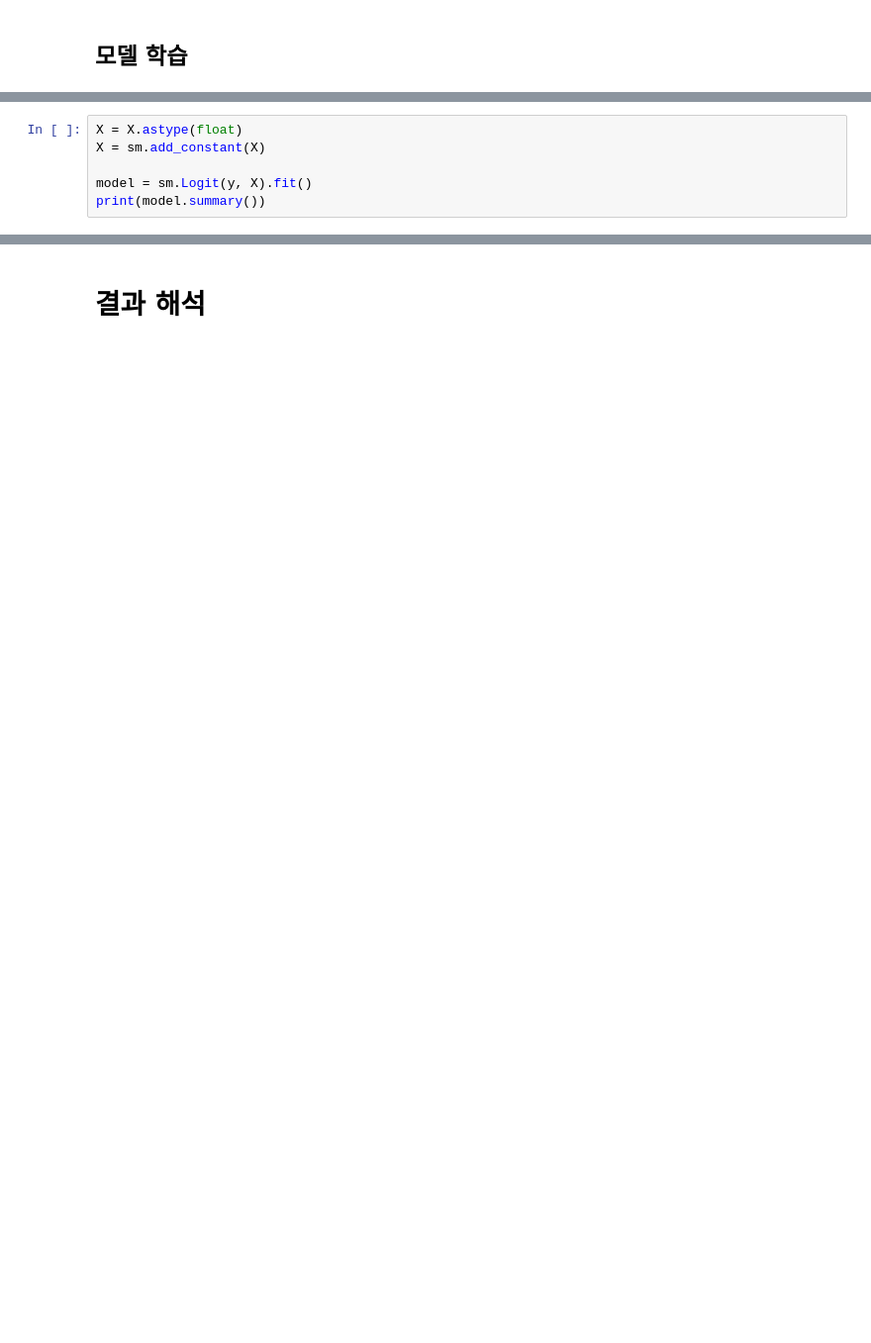
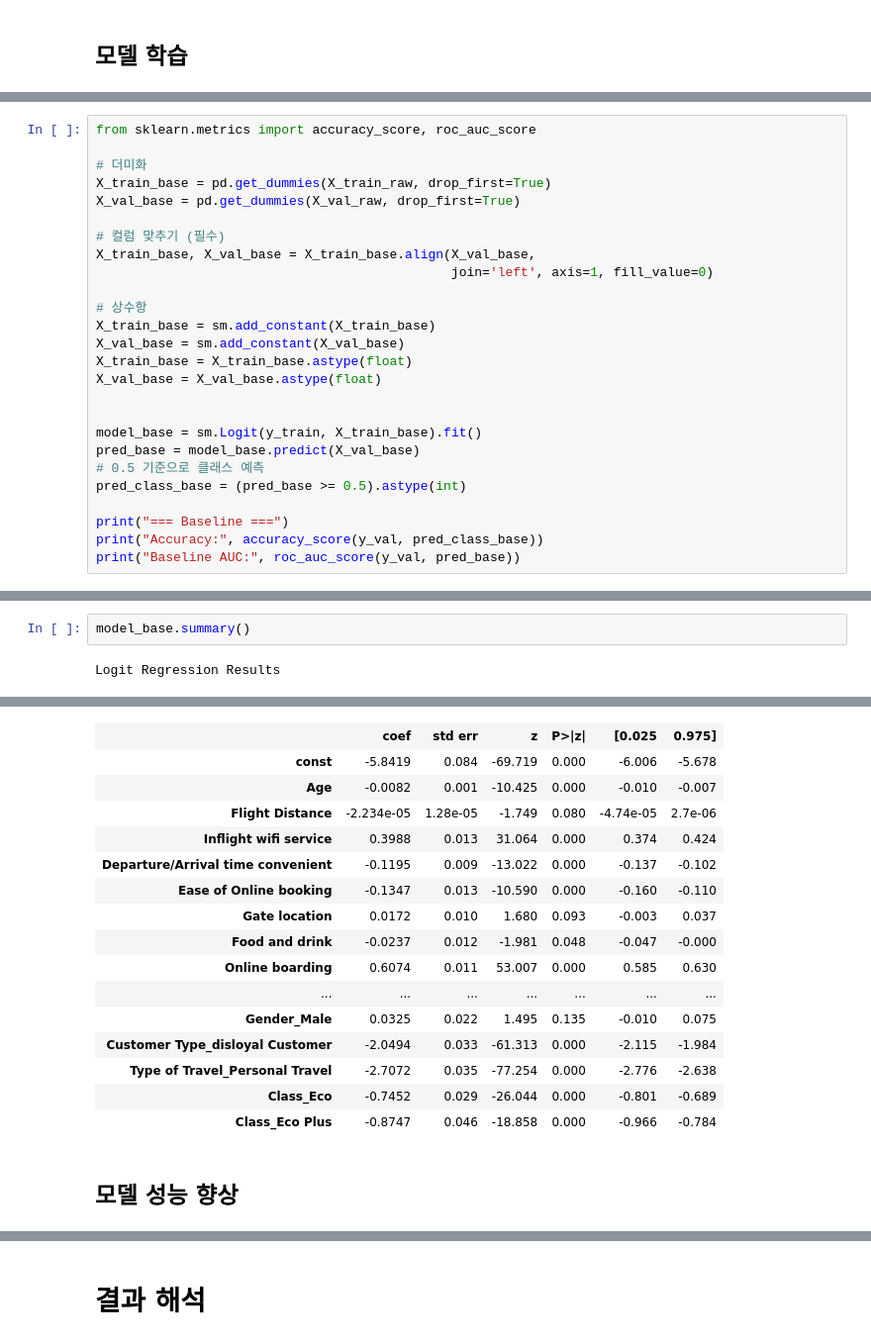
Before and after one commit to taejungjang/airline_analysis, a Jupyter notebook: airline.ipynb, the cells around one changed output, grey strips where cells are left out. Shown at 99% size. Cells and saved outputs as stored; diff of their text form; blank space fills up the shorter version.

```diff
--- a/airline.ipynb
+++ b/airline.ipynb
@@ -341,6 +327,0 @@ y = df_train['satisfaction_satisfied']
-# %%
-X = X.astype(float)
-X = sm.add_constant(X)
-
-model = sm.Logit(y, X).fit()
-print(model.summary())
@@ -364,0 +334,26 @@ Class_Eco Plus                       -0.8531      0.041    -20.570      0.000
+# %%
+from sklearn.metrics import accuracy_score, roc_auc_score
+
+# 더미화
+X_train_base = pd.get_dummies(X_train_raw, drop_first=True)
+X_val_base = pd.get_dummies(X_val_raw, drop_first=True)
+
+# 컬럼 맞추기 (필수)
+X_train_base, X_val_base = X_train_base.align(X_val_base,
+                                              join='left', axis=1, fill_value=0)
+
+# 상수항
+X_train_base = sm.add_constant(X_train_base)
+X_val_base = sm.add_constant(X_val_base)
+X_train_base = X_train_base.astype(float)
+X_val_base = X_val_base.astype(float)
+
+
+model_base = sm.Logit(y_train, X_train_base).fit()
+pred_base = model_base.predict(X_val_base)
+# 0.5 기준으로 클래스 예측
+pred_class_base = (pred_base >= 0.5).astype(int)
+
+print("=== Baseline ===")
+print("Accuracy:", accuracy_score(y_val, pred_class_base))
+print("Baseline AUC:", roc_auc_score(y_val, pred_base))
@@ -364,0 +379,4 @@ Class_Eco Plus                       -0.8531      0.041    -20.570      0.000
+# %%
+model_base.summary()
+# %% [output]
+Logit Regression Results
@@ -365 +390,19 @@ Class_Eco Plus                       -0.8531      0.041    -20.570      0.000
+|  | coef | std err | z | P>|z| | [0.025 | 0.975] |
+| const | -5.8419 | 0.084 | -69.719 | 0.000 | -6.006 | -5.678 |
+| Age | -0.0082 | 0.001 | -10.425 | 0.000 | -0.010 | -0.007 |
+| Flight Distance | -2.234e-05 | 1.28e-05 | -1.749 | 0.080 | -4.74e-05 | 2.7e-06 |
+| Inflight wifi service | 0.3988 | 0.013 | 31.064 | 0.000 | 0.374 | 0.424 |
+| Departure/Arrival time convenient | -0.1195 | 0.009 | -13.022 | 0.000 | -0.137 | -0.102 |
+| Ease of Online booking | -0.1347 | 0.013 | -10.590 | 0.000 | -0.160 | -0.110 |
+| Gate location | 0.0172 | 0.010 | 1.680 | 0.093 | -0.003 | 0.037 |
+| Food and drink | -0.0237 | 0.012 | -1.981 | 0.048 | -0.047 | -0.000 |
+| Online boarding | 0.6074 | 0.011 | 53.007 | 0.000 | 0.585 | 0.630 |
+| ... | ... | ... | ... | ... | ... | ... |
+| Gender_Male | 0.0325 | 0.022 | 1.495 | 0.135 | -0.010 | 0.075 |
+| Customer Type_disloyal Customer | -2.0494 | 0.033 | -61.313 | 0.000 | -2.115 | -1.984 |
+| Type of Travel_Personal Travel | -2.7072 | 0.035 | -77.254 | 0.000 | -2.776 | -2.638 |
+| Class_Eco | -0.7452 | 0.029 | -26.044 | 0.000 | -0.801 | -0.689 |
+| Class_Eco Plus | -0.8747 | 0.046 | -18.858 | 0.000 | -0.966 | -0.784 |
+# %% [markdown]
+## 모델 성능 향상
 # %% [markdown]
```
Also changed, not shown: parts of 36 cells of this notebook.
